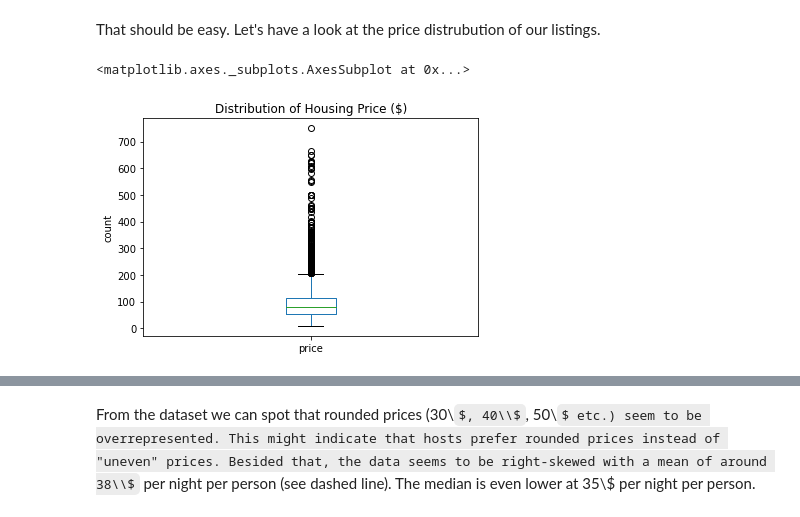
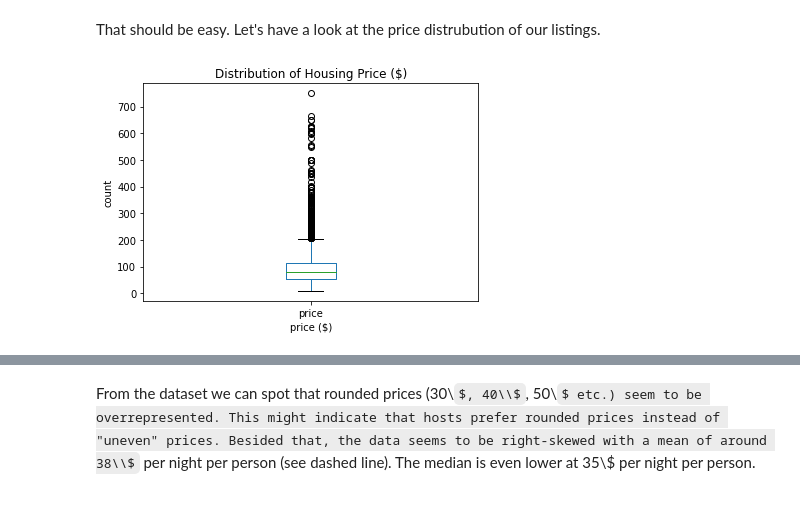
Before and after one commit to mstachl/Airbnb_Munich_EDA, a Jupyter notebook: airbnb_munich_EDA.ipynb, the cells around one changed output, grey strips where cells are left out. Drawn from its saved outputs; the diff is of its cells as text; code cells hidden in the pictures; some formulas as TeX source.

```diff
--- a/airbnb_munich_EDA.ipynb
+++ b/airbnb_munich_EDA.ipynb
@@ -429,3 +452,22 @@ calendar_df.head()
 | 4 | 199840 | 2021-12-27 | t | 49.0 | 1 | 780 |
 # %% [markdown]
 ## Analyze
+# %%
+"""
+    Helper function to set labels to a plot.
+
+    arg:
+    title --> title-string to be displayed on top of the plot
+    xlabel --> string to be displayed on the x-axis
+    ylabel --> string to be displayed on the y-axis
+
+    return: None
+"""
+def labelPlot(title: str = None, xlabel: str = None, ylabel: str = None):
+    if str:
+        plt.title(title)
+    if xlabel:
+        plt.xlabel(xlabel)
+    if ylabel:
+        plt.ylabel(ylabel)
+    return None
@@ -434,7 +482,7 @@ calendar_df.head()
 # %% [markdown]
 That should be easy. Let's have a look at the price distrubution of our listings.
 # %%
-listings_df.price.plot(kind="box", title="Distribution of Housing Price ($)",ylabel="count")
+listings_df.price.plot(kind="box")
+labelPlot("Distribution of Housing Price ($)","price ($)","count");
 # %% [output]
-<matplotlib.axes._subplots.AxesSubplot at 0x...>
-[figure, old version]
+[figure, new version]
```
Also changed, not shown: parts of 72 cells of this notebook.
